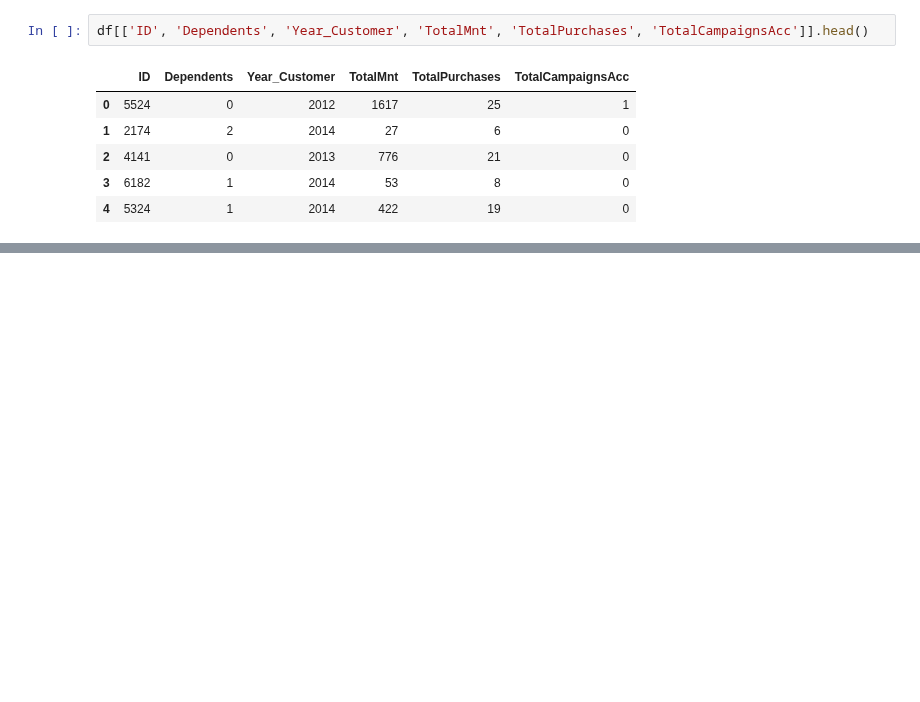
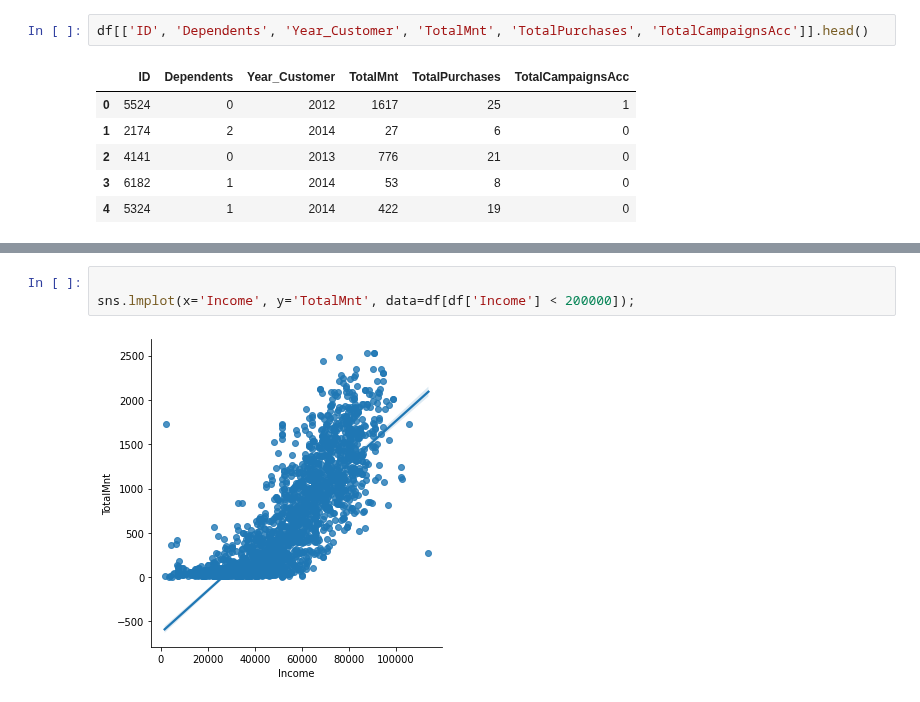
Before and after one commit to sashaTen/exploretary_data_analysis_in_marketing, a Jupyter notebook: Untitled1.ipynb, the cells around one changed output, grey strips where cells are left out. Drawn from its saved outputs; the diff is of its cells as text; blank space fills up the shorter version.

```diff
--- a/Untitled1.ipynb
+++ b/Untitled1.ipynb
@@ -250,0 +251,5 @@ plt.show()
+# %%
+
+sns.lmplot(x='Income', y='TotalMnt', data=df[df['Income'] < 200000]);
+# %% [output]
+[figure, added]
```
Also changed, not shown: parts of 12 cells of this notebook.
